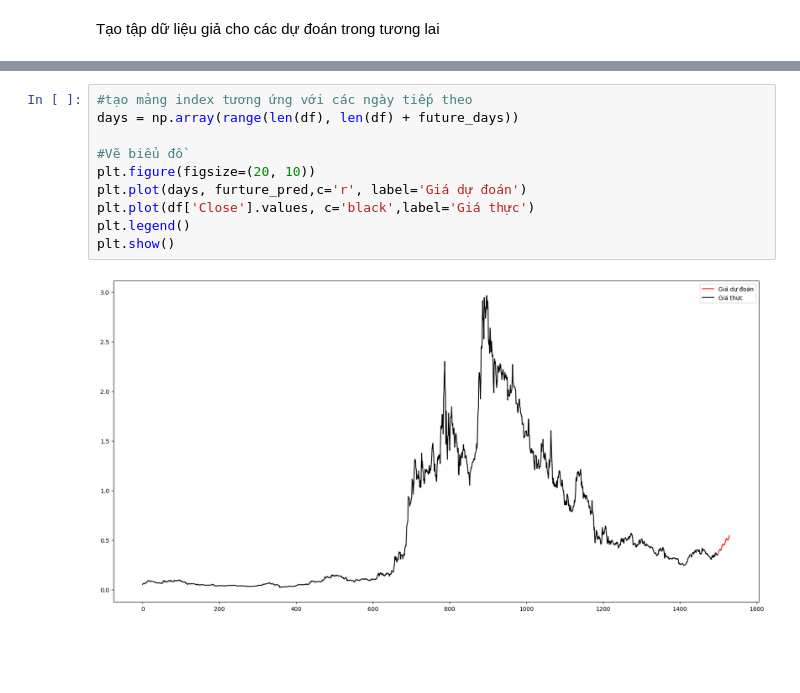
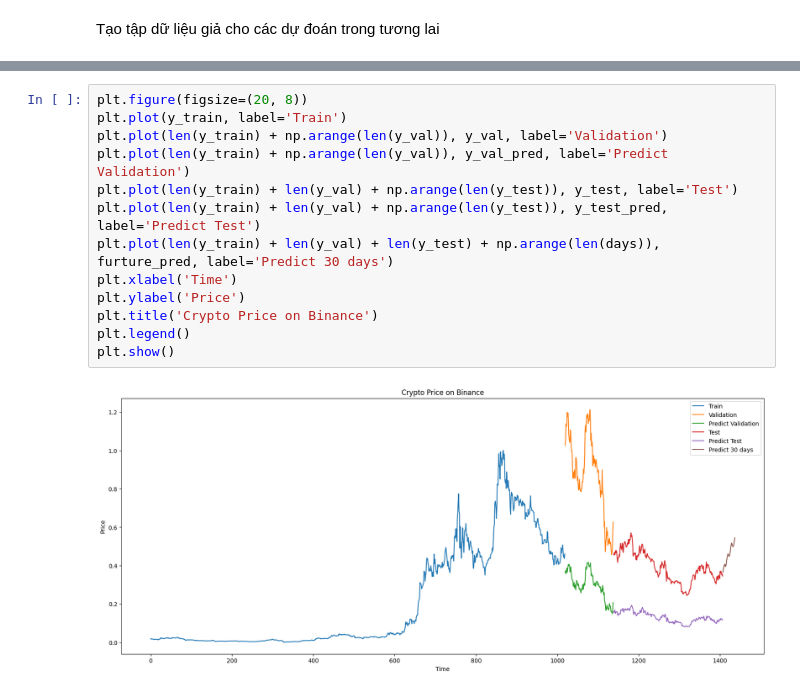
Before and after one commit to hoapham2k2/IS403.N21.HTTT_Nhom6, a Jupyter notebook: SVR.ipynb, the cells around one changed output, grey strips where cells are left out. Saved outputs shown, nothing was run; the diff lists cells and outputs as text; blank space fills up the shorter version.

```diff
--- a/SVR.ipynb
+++ b/SVR.ipynb
@@ -302,12 +310,15 @@ plt.show()
-# %%
-#tạo mảng index tương ứng với các ngày tiếp theo
-days = np.array(range(len(df), len(df) + future_days))
-
-#Vẽ biểu đồ
-plt.figure(figsize=(20, 10))
-plt.plot(days, furture_pred,c='r', label='Giá dự đoán')
-plt.plot(df['Close'].values, c='black',label='Giá thực')
-plt.legend()
-plt.show()
-# %% [output]
-[figure, removed]
+# %%
+plt.figure(figsize=(20, 8))
+plt.plot(y_train, label='Train')
+plt.plot(len(y_train) + np.arange(len(y_val)), y_val, label='Validation')
+plt.plot(len(y_train) + np.arange(len(y_val)), y_val_pred, label='Predict Validation')
+plt.plot(len(y_train) + len(y_val) + np.arange(len(y_test)), y_test, label='Test')
+plt.plot(len(y_train) + len(y_val) + np.arange(len(y_test)), y_test_pred, label='Predict Test')
+plt.plot(len(y_train) + len(y_val) + len(y_test) + np.arange(len(days)), furture_pred, label='Predict 30 days')
+plt.xlabel('Time')
+plt.ylabel('Price')
+plt.title('Crypto Price on Binance')
+plt.legend()
+plt.show()
+# %% [output]
+[figure, added]
```
Also changed, not shown: parts of 22 cells of this notebook.
